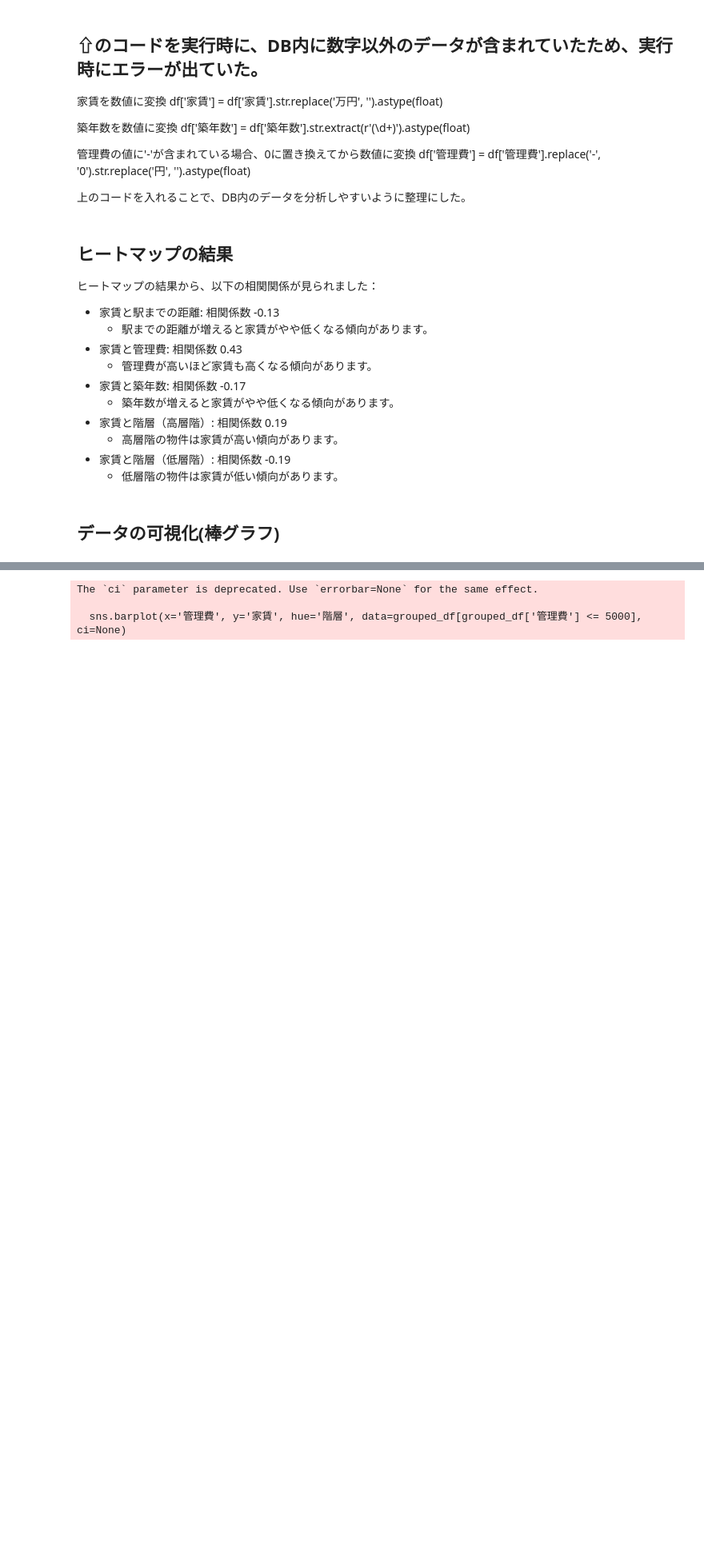
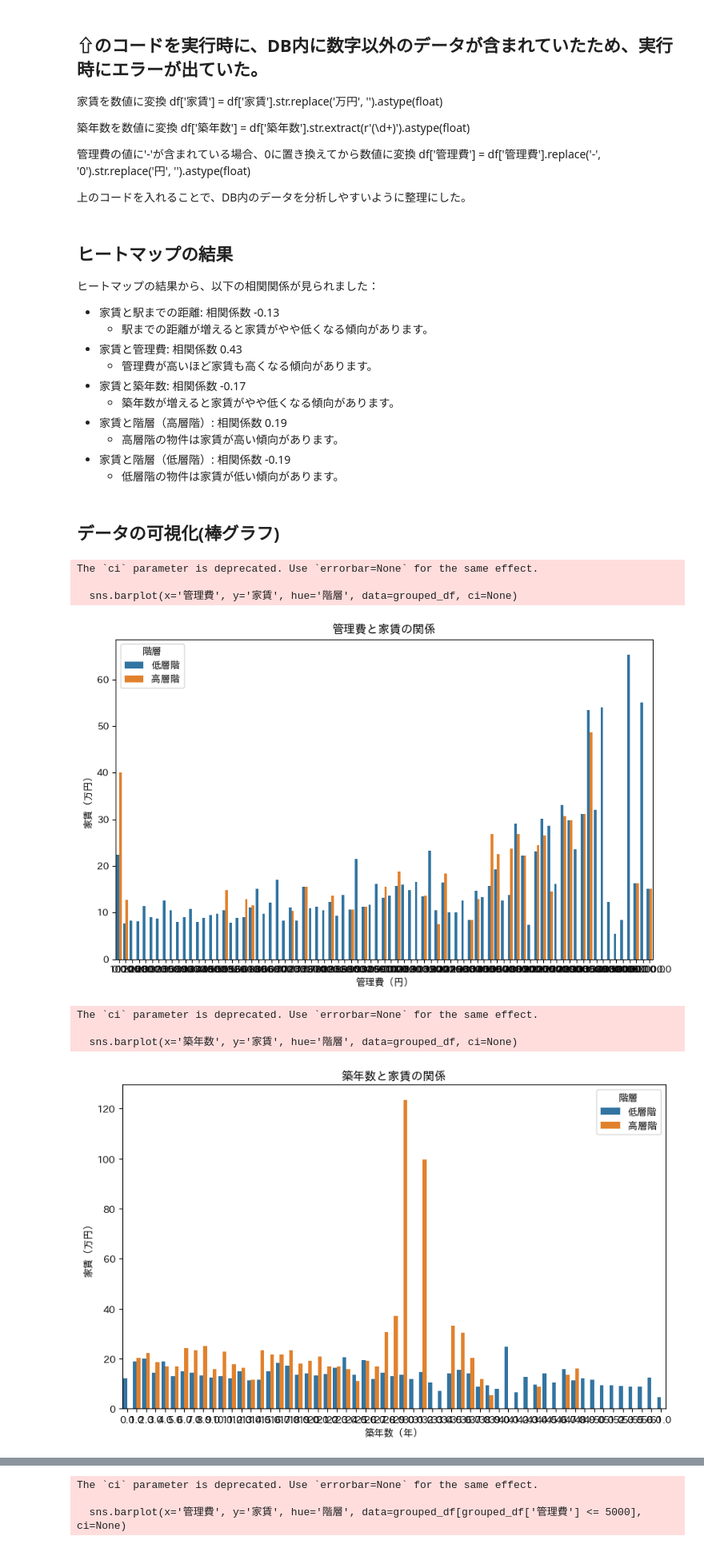
Before and after one commit to nakashimayuji/dsp2, a Jupyter notebook: 最終課題改.ipynb, the cells around one changed output, grey strips where cells are left out. Shown at 80% size. Saved outputs shown, nothing was run; the diff lists cells and outputs as text; code cells hidden in the pictures; blank space fills up the shorter version.

```diff
--- a/最終課題改.ipynb
+++ b/最終課題改.ipynb
@@ -229,3 +229,75 @@ df['管理費'] = df['管理費'].replace('-', '0').str.replace('円', '').astyp
   - 低層階の物件は家賃が低い傾向があります。
 # %% [markdown]
 ## データの可視化(棒グラフ)
+# %%
+import sqlite3
+import pandas as pd
+import matplotlib.pyplot as plt
+import seaborn as sns
+
+# データベースに接続
+conn = sqlite3.connect('物件.db')
+
+# データを読み込む
+dsp = "SELECT * FROM properties"
+df = pd.read_sql_query(dsp, conn)
+
+# 駅までの距離を数値に変換
+df['駅までの距離'] = df['駅までの距離'].str.extract(r'(\d+)').astype(float)
+
+# 家賃を数値に変換
+df['家賃'] = df['家賃'].str.replace('万円', '').astype(float)
+
+# 築年数を数値に変換
+df['築年数'] = df['築年数'].str.extract(r'(\d+)').astype(float)
+
+# 管理費の値に'-'が含まれている場合、0に置き換えてから数値に変換
+df['管理費'] = df['管理費'].replace('-', '0').str.replace('円', '').astype(float)
+
+# 高層階と低層階の物件をフィルタリング
+high_floors = df[df['部屋の階'].str.contains(r'10|11|12|13|14|15|16|17|18|19|20')].copy()
+low_floors = df[df['部屋の階'].str.contains(r'1|2|3')].copy()
+
+# 高層階と低層階のデータフレームにフラグを追加
+high_floors.loc[:, '階層'] = '高層階'
+low_floors.loc[:, '階層'] = '低層階'
+
+# 高層階と低層階のデータフレームを結合
+combined_df = pd.concat([high_floors, low_floors])
+
+# 数値に変換できない文字列を除外
+combined_df = combined_df[pd.to_numeric(combined_df['管理費'], errors='coerce').notnull()]
+combined_df = combined_df[pd.to_numeric(combined_df['築年数'], errors='coerce').notnull()]
+
+# 必要な列のみを選択して新しいデータフレームを作成
+filtered_df = combined_df[['家賃', '管理費', '築年数', '階層']]
+
+# 管理費と築年数をカテゴリごとにグループ化し、平均値を計算
+grouped_df = filtered_df.groupby(['管理費', '築年数', '階層']).mean().reset_index()
+
+# 家賃と管理費の関係を棒グラフで視覚化（エラーバーなし）
+plt.figure(figsize=(10, 6))
+sns.barplot(x='管理費', y='家賃', hue='階層', data=grouped_df, ci=None)
+plt.title('管理費と家賃の関係')
+plt.xlabel('管理費（円）')
+plt.ylabel('家賃（万円）')
+plt.legend(title='階層')
+plt.show()
+
+# 家賃と築年数の関係を棒グラフで視覚化（エラーバーなし）
+plt.figure(figsize=(10, 6))
+sns.barplot(x='築年数', y='家賃', hue='階層', data=grouped_df, ci=None)
+plt.title('築年数と家賃の関係')
+plt.xlabel('築年数（年）')
+plt.ylabel('家賃（万円）')
+plt.legend(title='階層')
+plt.show()
+# %% [output]
+The `ci` parameter is deprecated. Use `errorbar=None` for the same effect.
+
+  sns.barplot(x='管理費', y='家賃', hue='階層', data=grouped_df, ci=None)
+[figure, added]
+The `ci` parameter is deprecated. Use `errorbar=None` for the same effect.
+
+  sns.barplot(x='築年数', y='家賃', hue='階層', data=grouped_df, ci=None)
+[figure, added]
```
Also changed, not shown: parts of 5 cells of this notebook.
